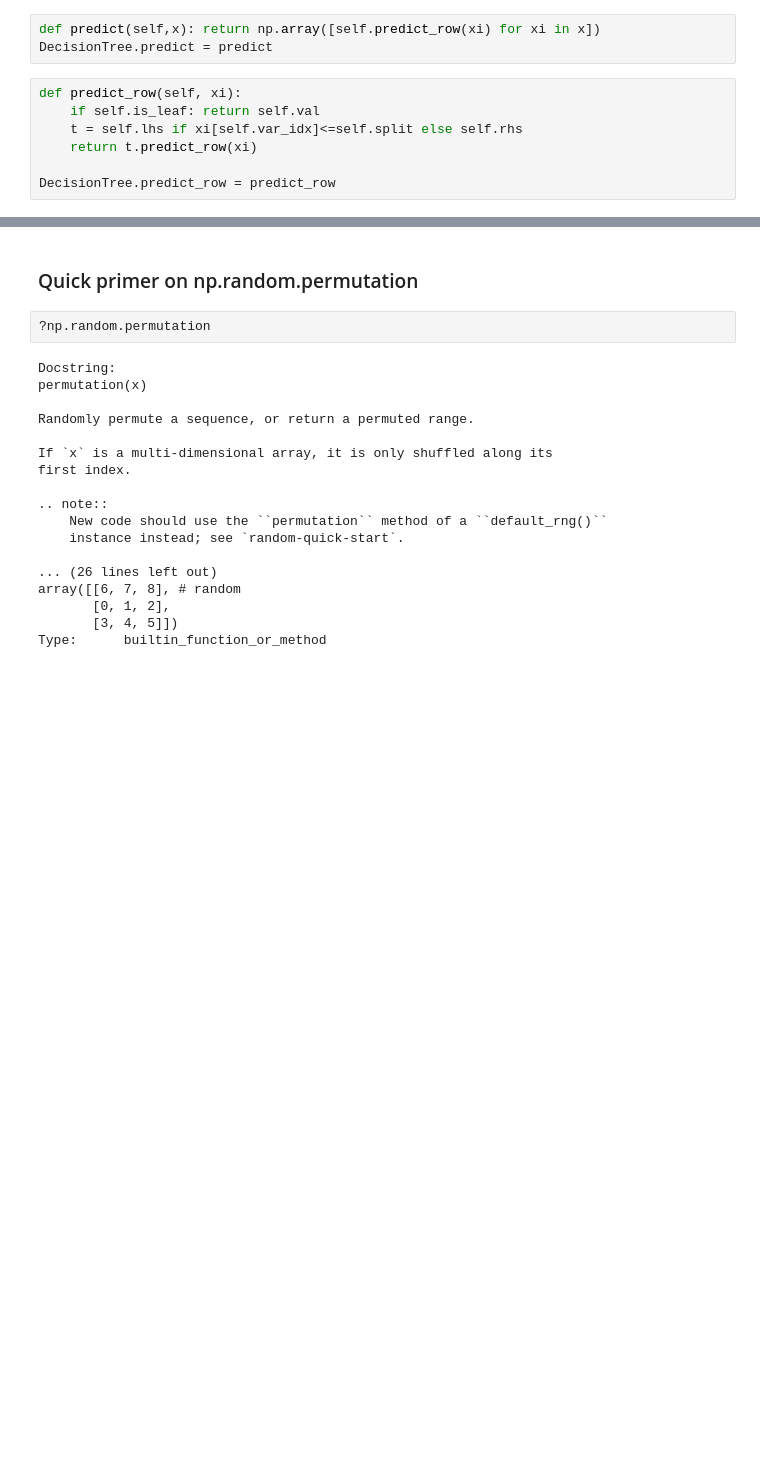
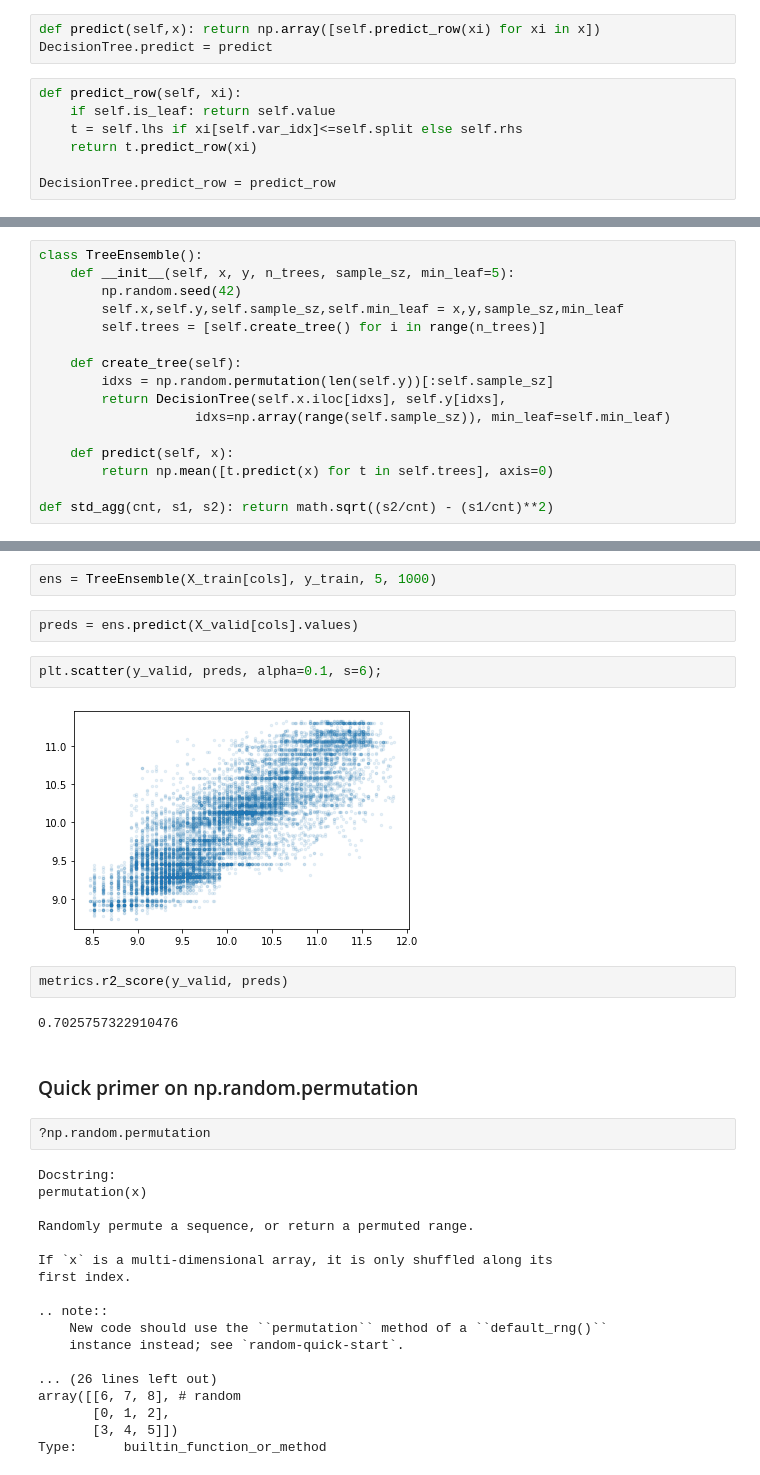
Before and after one commit to jissac/fastai_ml, a Jupyter notebook: ml1/L_5and6and7_NOTES.ipynb, the cells around one changed output, grey strips where cells are left out. Saved outputs shown, nothing was run; the diff lists cells and outputs as text; blank space fills up the shorter version.

```diff
--- a/ml1/L_5and6and7_NOTES.ipynb
+++ b/ml1/L_5and6and7_NOTES.ipynb
@@ -266,7 +279,7 @@ def predict(self,x): return np.array([self.predict_row(xi) for xi in x])
 DecisionTree.predict = predict
 # %%
 def predict_row(self, xi):
-    if self.is_leaf: return self.val
+    if self.is_leaf: return self.value
     t = self.lhs if xi[self.var_idx]<=self.split else self.rhs
     return t.predict_row(xi)
 
@@ -277,0 +315,16 @@ NameError: name 'cols' is not defined
+# %%
+class TreeEnsemble():
+    def __init__(self, x, y, n_trees, sample_sz, min_leaf=5):
+        np.random.seed(42)
+        self.x,self.y,self.sample_sz,self.min_leaf = x,y,sample_sz,min_leaf
+        self.trees = [self.create_tree() for i in range(n_trees)]
+
+    def create_tree(self):
+        idxs = np.random.permutation(len(self.y))[:self.sample_sz]
+        return DecisionTree(self.x.iloc[idxs], self.y[idxs],
+                    idxs=np.array(range(self.sample_sz)), min_leaf=self.min_leaf)
+
+    def predict(self, x):
+        return np.mean([t.predict(x) for t in self.trees], axis=0)
+
+def std_agg(cnt, s1, s2): return math.sqrt((s2/cnt) - (s1/cnt)**2)
@@ -278,3 +392,15 @@ NameError: name 'cols' is not defined
+# %%
+ens = TreeEnsemble(X_train[cols], y_train, 5, 1000)
+# %%
+preds = ens.predict(X_valid[cols].values)
+# %%
+plt.scatter(y_valid, preds, alpha=0.1, s=6);
+# %% [output]
+[figure, added]
+# %%
+metrics.r2_score(y_valid, preds)
+# %% [output]
+0.7025757322910476
 # %% [markdown]
 ### Quick primer on np.random.permutation
 # %%
```
Also changed, not shown: parts of 24 cells of this notebook.
